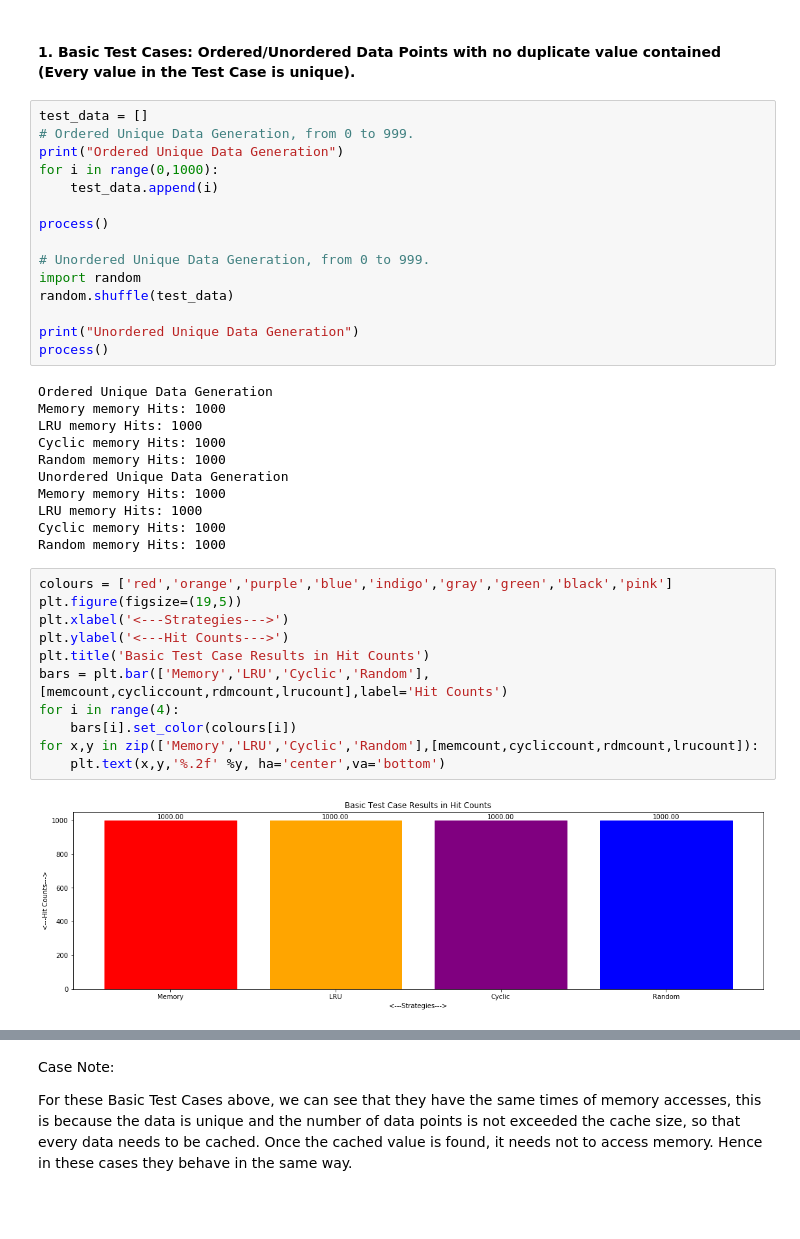
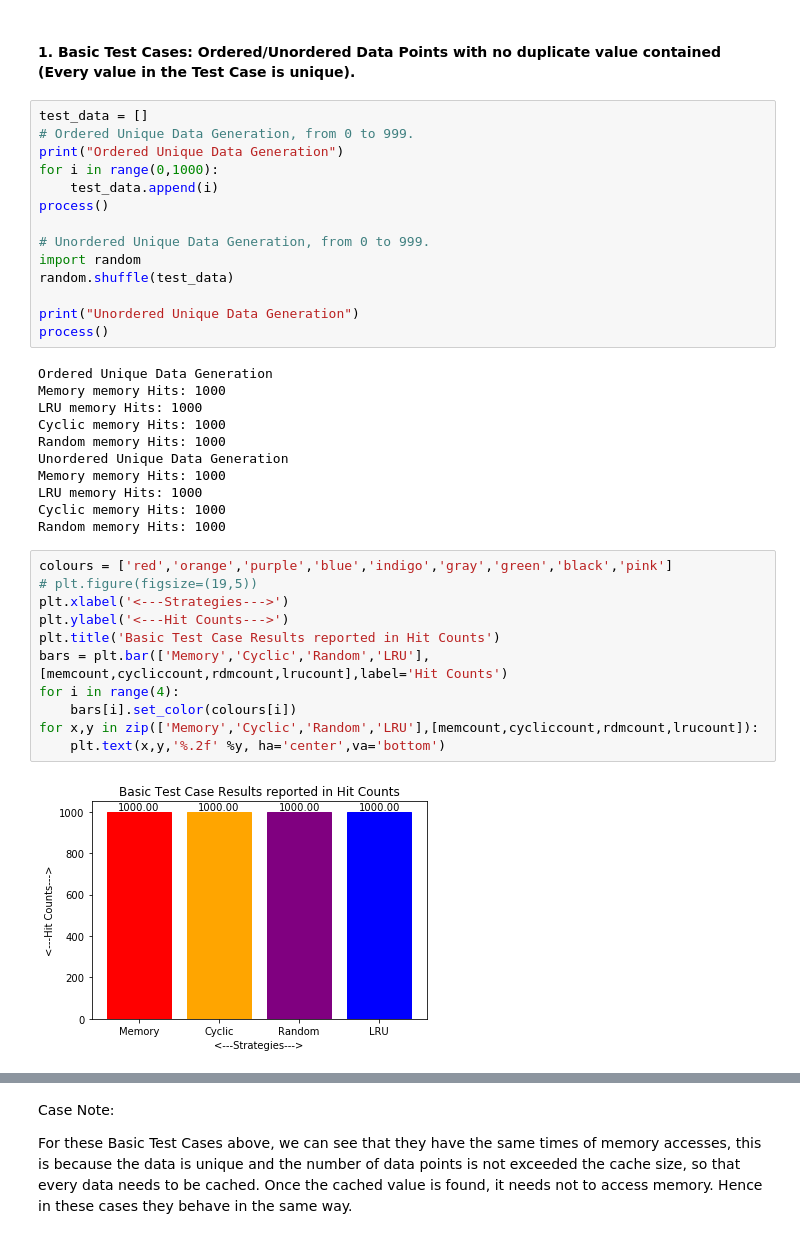
Before and after one commit to Weicheng783/COMP15212_g28738wa, a Jupyter notebook: experiment/15212CW2.ipynb, the cells around one changed output, grey strips where cells are left out. Drawn from its saved outputs; the diff is of its cells as text; blank space fills up the shorter version.

```diff
--- a/experiment/15212CW2.ipynb
+++ b/experiment/15212CW2.ipynb
@@ -53,7 +49,6 @@ test_data = []
 print("Ordered Unique Data Generation")
 for i in range(0,1000):
     test_data.append(i)
-
 process()
 
 # Unordered Unique Data Generation, from 0 to 999.
@@ -75,17 +70,17 @@ Cyclic memory Hits: 1000
 Random memory Hits: 1000
 # %%
 colours = ['red','orange','purple','blue','indigo','gray','green','black','pink']
-plt.figure(figsize=(19,5))
+# plt.figure(figsize=(19,5))
 plt.xlabel('<---Strategies--->')
 plt.ylabel('<---Hit Counts--->')
-plt.title('Basic Test Case Results in Hit Counts')
-bars = plt.bar(['Memory','LRU','Cyclic','Random'],[memcount,cycliccount,rdmcount,lrucount],label='Hit Counts')
+plt.title('Basic Test Case Results reported in Hit Counts')
+bars = plt.bar(['Memory','Cyclic','Random','LRU'],[memcount,cycliccount,rdmcount,lrucount],label='Hit Counts')
 for i in range(4):
     bars[i].set_color(colours[i])
-for x,y in zip(['Memory','LRU','Cyclic','Random'],[memcount,cycliccount,rdmcount,lrucount]):
+for x,y in zip(['Memory','Cyclic','Random','LRU'],[memcount,cycliccount,rdmcount,lrucount]):
     plt.text(x,y,'%.2f' %y, ha='center',va='bottom')
 # %% [output]
-[figure, old version]
+[figure, new version]
 # %%
 # Generate Unique Test Data according to the cache size N.
 # For example: If N=4, the number of the test data will be 4, and this
```
Also changed, not shown: parts of 14 cells of this notebook.
